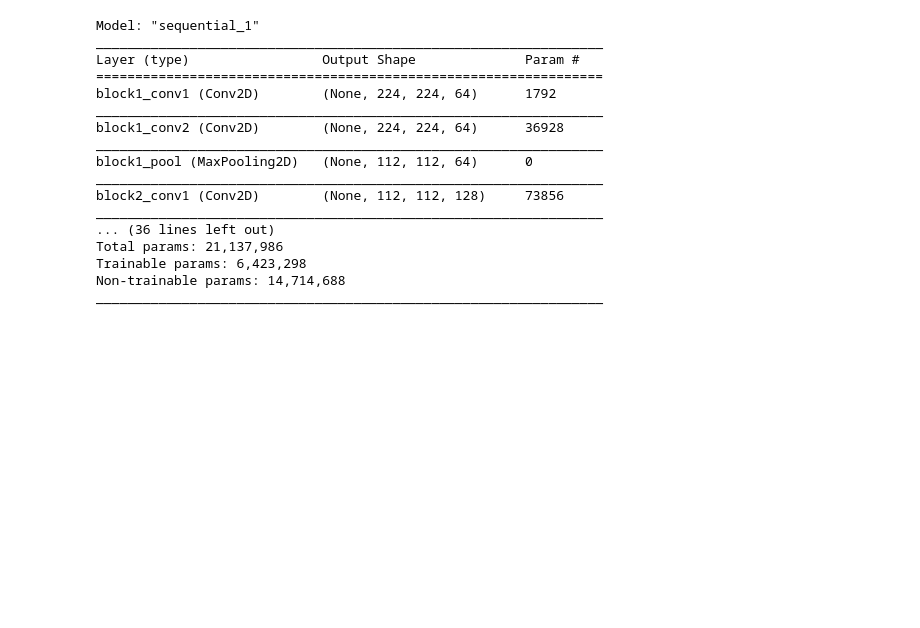
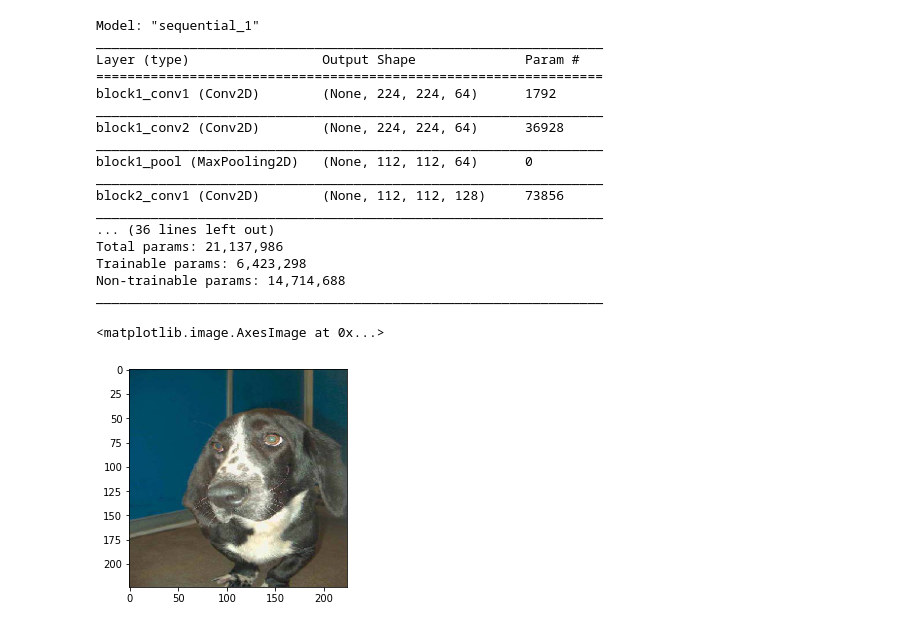
Before and after one commit to Elwing-Chou/ml0716, a Jupyter notebook: transfer.ipynb, the cells around one changed output. Cells and saved outputs as stored; diff of their text form; code cells hidden in the pictures; blank space fills up the shorter version.

```diff
--- a/transfer.ipynb
+++ b/transfer.ipynb
@@ -63,0 +69,8 @@ _________________________________________________________________
+# %%
+import matplotlib.pyplot as plt
+from tensorflow.keras.preprocessing.image import load_img
+img = load_img(df["path"][0], target_size=(224, 224))
+plt.imshow(img)
+# %% [output]
+<matplotlib.image.AxesImage at 0x...>
+[figure, added]
```
Also changed, not shown: parts of 3 cells of this notebook.
